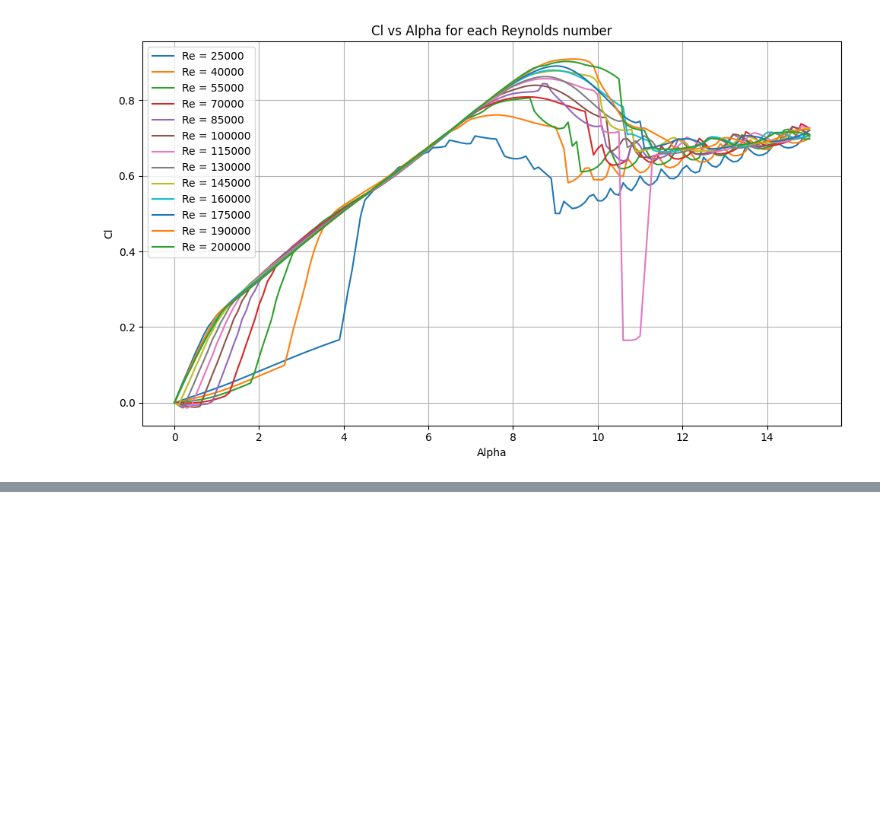
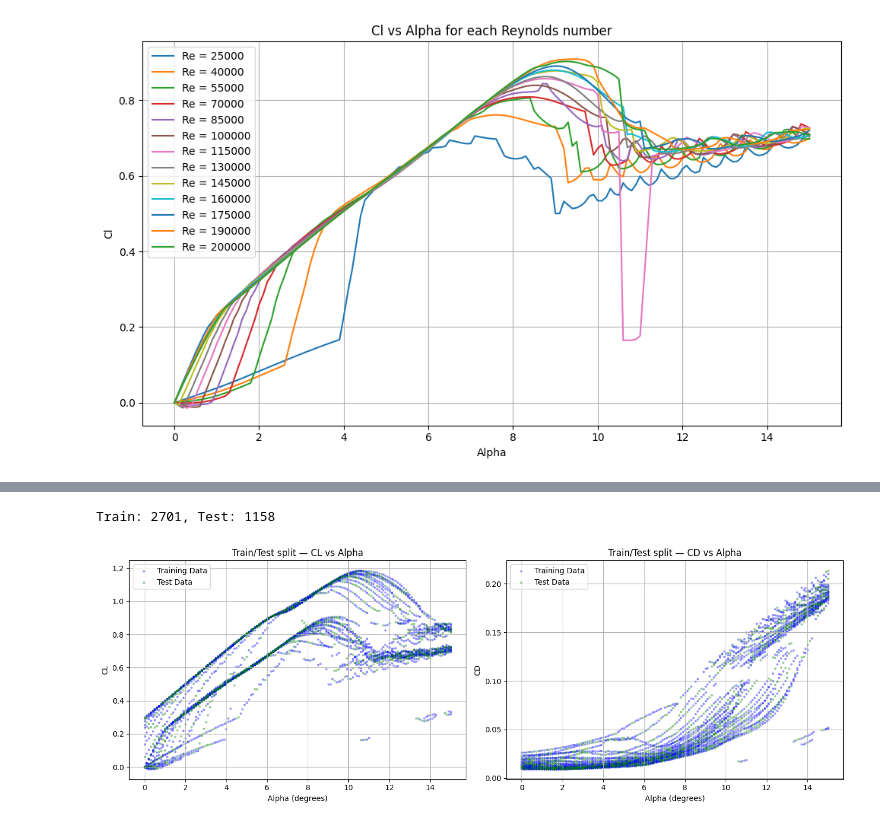
Before and after one commit to miirage-exe/data-driven-engineering, a Jupyter notebook: topic_2_pca.ipynb, the cells around one changed output, grey strips where cells are left out. Drawn from its saved outputs; the diff is of its cells as text; code cells hidden in the pictures; blank space fills up the shorter version.

```diff
--- a/topic_2_pca.ipynb
+++ b/topic_2_pca.ipynb
@@ -79,0 +149,45 @@ plt.show()
+# %%
+# Input
+X = df[['max_camber', 'camber_position', 'thickness', 'Reynolds', 'alpha']].values
+
+# Output
+Y = df[['CL', 'CD']].values
+# %%
+from sklearn.model_selection import train_test_split
+
+X_train, X_test, Y_train, Y_test = train_test_split(
+    X, Y, test_size=0.3, random_state=42
+)
+print(f"Train: {len(X_train)}, Test: {len(X_test)}")
+
+# Convert to tensors
+X_train_t = torch.tensor(X_train, dtype=torch.float32)
+X_test_t  = torch.tensor(X_test,  dtype=torch.float32)
+Y_train_t = torch.tensor(Y_train, dtype=torch.float32)
+Y_test_t  = torch.tensor(Y_test,  dtype=torch.float32)
+
+fig, axes = plt.subplots(1, 2, figsize=(14, 5))
+
+# --- CL ---
+axes[0].scatter(X_train[:, 4], Y_train[:, 0], c='b', alpha=0.3, s=5, label='Training Data')
+axes[0].scatter(X_test[:, 4],  Y_test[:, 0],  c='g', alpha=0.3, s=5, label='Test Data')
+axes[0].set_xlabel('Alpha (degrees)')
+axes[0].set_ylabel('CL')
+axes[0].set_title('Train/Test split — CL vs Alpha')
+axes[0].legend()
+axes[0].grid(True)
+
+# --- CD ---
+axes[1].scatter(X_train[:, 4], Y_train[:, 1], c='b', alpha=0.3, s=5, label='Training Data')
+axes[1].scatter(X_test[:, 4],  Y_test[:, 1],  c='g', alpha=0.3, s=5, label='Test Data')
+axes[1].set_xlabel('Alpha (degrees)')
+axes[1].set_ylabel('CD')
+axes[1].set_title('Train/Test split — CD vs Alpha')
+axes[1].legend()
+axes[1].grid(True)
+
+plt.tight_layout()
+plt.show()
+# %% [output]
+Train: 2701, Test: 1158
+[figure, added]
```
Also changed, not shown: parts of 10 cells of this notebook.
